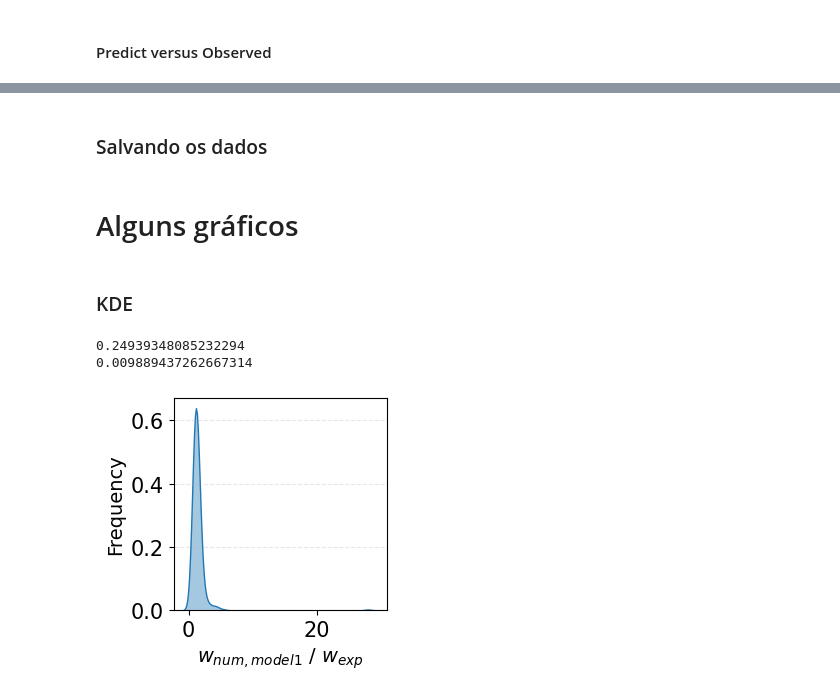
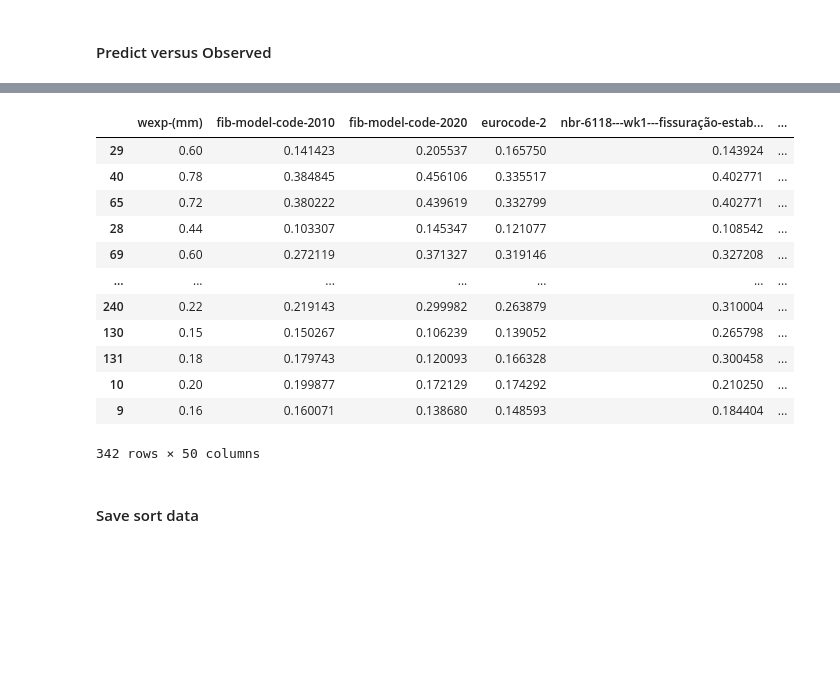
Before and after one commit to wmpjrufg/crack_prediction_symbolic_regression, a Jupyter notebook: descriptive_stats.ipynb, the cells around one changed output, grey strips where cells are left out. Cells and saved outputs as stored; diff of their text form; code cells hidden in the pictures; blank space fills up the shorter version.

Commit message:
dados

```diff
--- a/descriptive_stats.ipynb
+++ b/descriptive_stats.ipynb
@@ -237,6 +282,21 @@ for i in cols_compare:
 # %%
-df['Divisoes'] = pd.qcut(df['abs_error'], q=10, labels=False)
-df = df.sort_values(by='abs_error', ascending=False)
+df['Divs'] = pd.qcut(df['abs_error-fib-model-code-2010'], q=10, labels=False)
+df_sort = df.sort_values(by='abs_error-fib-model-code-2010', ascending=False)
+df_sort
+# %% [output]
+|  | wexp-(mm) | fib-model-code-2010 | fib-model-code-2020 | eurocode-2 | nbr-6118---wk1---fissuração-estab... | ... |
+| 29 | 0.60 | 0.141423 | 0.205537 | 0.165750 | 0.143924 | ... |
+| 40 | 0.78 | 0.384845 | 0.456106 | 0.335517 | 0.402771 | ... |
+| 65 | 0.72 | 0.380222 | 0.439619 | 0.332799 | 0.402771 | ... |
+| 28 | 0.44 | 0.103307 | 0.145347 | 0.121077 | 0.108542 | ... |
+| 69 | 0.60 | 0.272119 | 0.371327 | 0.319146 | 0.327208 | ... |
+| ... | ... | ... | ... | ... | ... | ... |
+| 240 | 0.22 | 0.219143 | 0.299982 | 0.263879 | 0.310004 | ... |
+| 130 | 0.15 | 0.150267 | 0.106239 | 0.139052 | 0.265798 | ... |
+| 131 | 0.18 | 0.179743 | 0.120093 | 0.166328 | 0.300458 | ... |
+| 10 | 0.20 | 0.199877 | 0.172129 | 0.174292 | 0.210250 | ... |
+| 9 | 0.16 | 0.160071 | 0.138680 | 0.148593 | 0.184404 | ... |
+342 rows × 50 columns
 # %% [markdown]
-### Salvando os dados
+#### Save sort data
 # %%
@@ -256,35 +315,0 @@ with pd.ExcelWriter(tabela, mode='a', engine='openpyxl', if_sheet_exists='replac
-# %% [markdown]
-# Alguns gráficos
-# %% [markdown]
-### KDE
-# %%
-tips = df[f'wexp_(mm)/{modelo}']
-
-# Tamanho da Figura em Centímetros
-width_cm = 7
-height_cm = 7
-inches_per_cm = 1 / 2.54
-width_in = width_cm * inches_per_cm
-height_in = height_cm * inches_per_cm
-
-label_y_data = '$w_{num,model1}$ / $w_{exp}$'
-tamanho_label = 14
-cor_label = 'black'
-
-# KDE
-plt.figure(figsize=(width_in, height_in))
-
-sns.kdeplot(data=tips, fill=True, alpha=0.4)
-plt.tick_params(axis='both', which='major', labelsize=15)
-plt.xlabel(label_y_data, fontsize=tamanho_label, color=cor_label)
-plt.ylabel('Frequency', fontsize=tamanho_label, color=cor_label)
-plt.grid(axis='y', linestyle='--', alpha=0.3)
-y_obse = df['wexp_(mm)']
-y_pred = df[f'{modelo}']
-print(r2_score(y_obse, y_pred))
-print(mean_squared_error(y_obse, y_pred))
-# plt.savefig('histograma_padrao.png', dpi=300)
-# %% [output]
-0.24939348085232294
-0.009889437262667314
-[figure, removed]
```
Also changed, not shown: parts of 13 cells of this notebook, 2 other files.
